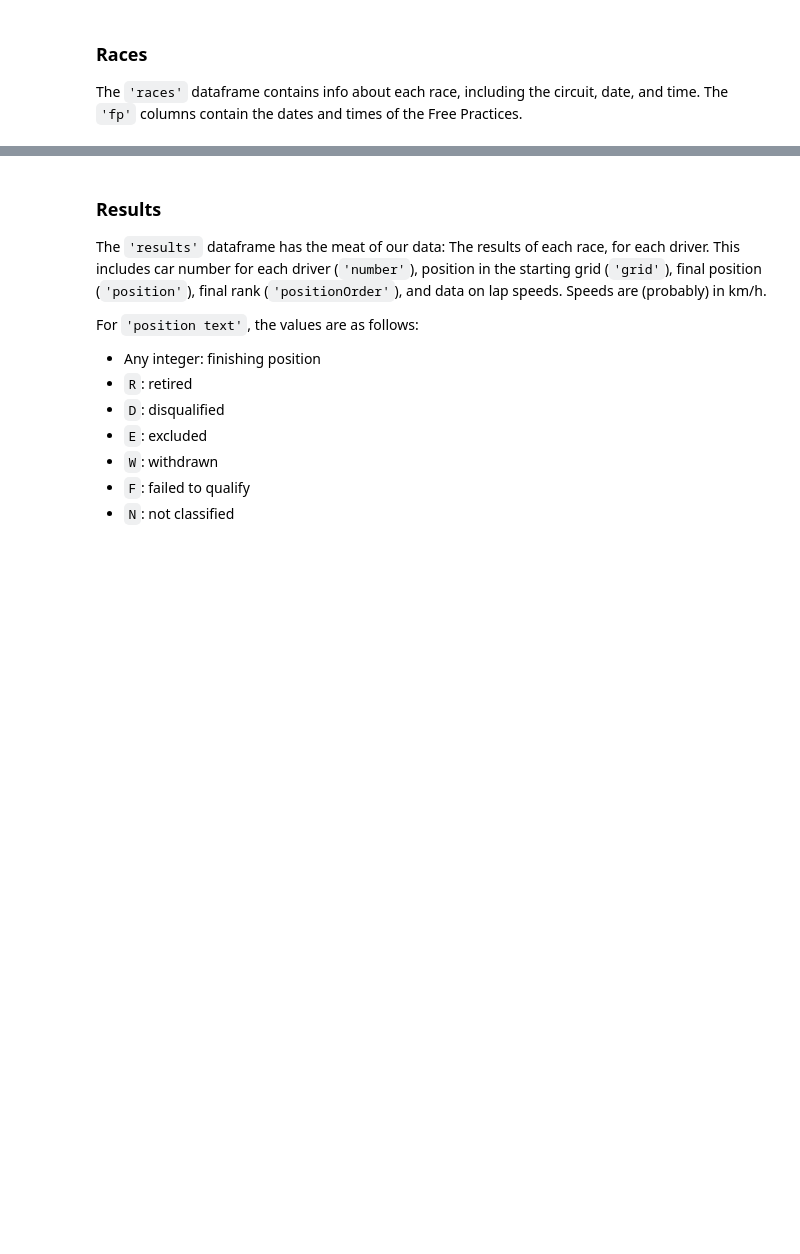
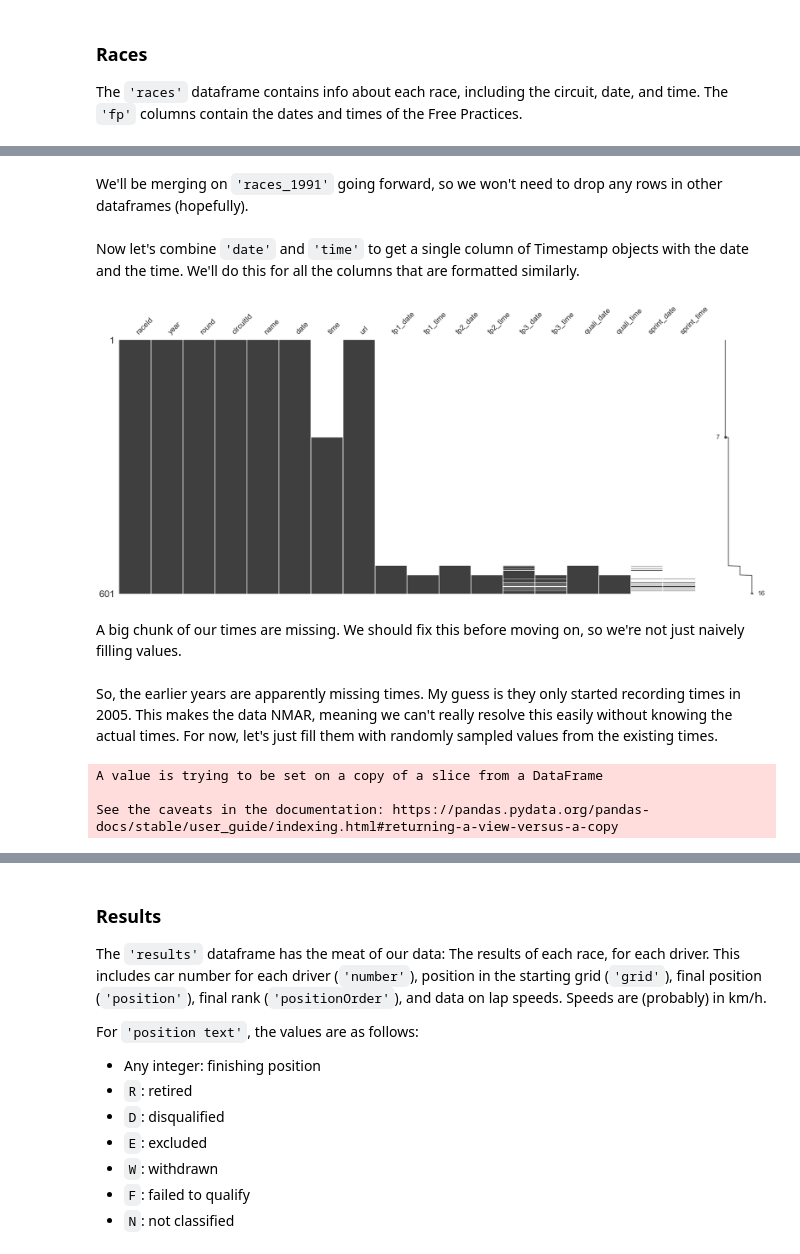
Before and after one commit to TQZhang04/f1-analysis, a Jupyter notebook: data_cleaning.ipynb, the cells around one changed output, grey strips where cells are left out. Cells and saved outputs as stored; diff of their text form; code cells hidden in the pictures; blank space fills up the shorter version.

Commit message:
cleaning and merging
cleaned races df, merged to get full df for races

```diff
--- a/data_cleaning.ipynb
+++ b/data_cleaning.ipynb
@@ -134,0 +237,4 @@ races.head()
+# %%
+# Storing in a different variable
+races_1991 = races[races['year'] >= 1991]
+races_1991.head()
@@ -134,0 +264,15 @@ races.head()
+# %% [markdown]
+We'll be merging on `'races_1991'` going forward, so we won't need to drop any rows in other dataframes (hopefully).
+# %% [markdown]
+Now let's combine `'date'` and `'time'` to get a single column of Timestamp objects with the date and the time. We'll do this for all the columns that are formatted similarly.
+# %%
+# filling nan values
+races_1991 = (races_1991
+              .replace('\\N', np.nan)
+              .sort_values('year')
+              )
+missingno.matrix(races_1991);
+# %% [output]
+[figure, added]
+# %% [markdown]
+A big chunk of our times are missing. We should fix this before moving on, so we're not just naively filling values.
@@ -134,0 +281,9 @@ races.head()
+# %% [markdown]
+So, the earlier years are apparently missing times. My guess is they only started recording times in 2005. This makes the data NMAR, meaning we can't really resolve this easily without knowing the actual times. For now, let's just fill them with randomly sampled values from the existing times.
+# %%
+num_na = races_1991['time'].isna().sum()
+races_1991['time'][races_1991['time'].isna()] = np.random.choice(races_1991[~races_1991['time'].isna()]['time'], size=num_na)
+# %% [output]
+A value is trying to be set on a copy of a slice from a DataFrame
+
+See the caveats in the documentation: https://pandas.pydata.org/pandas-docs/stable/user_guide/indexing.html#returning-a-view-versus-a-copy
```
Also changed, not shown: parts of 31 cells of this notebook, 1 other file.
